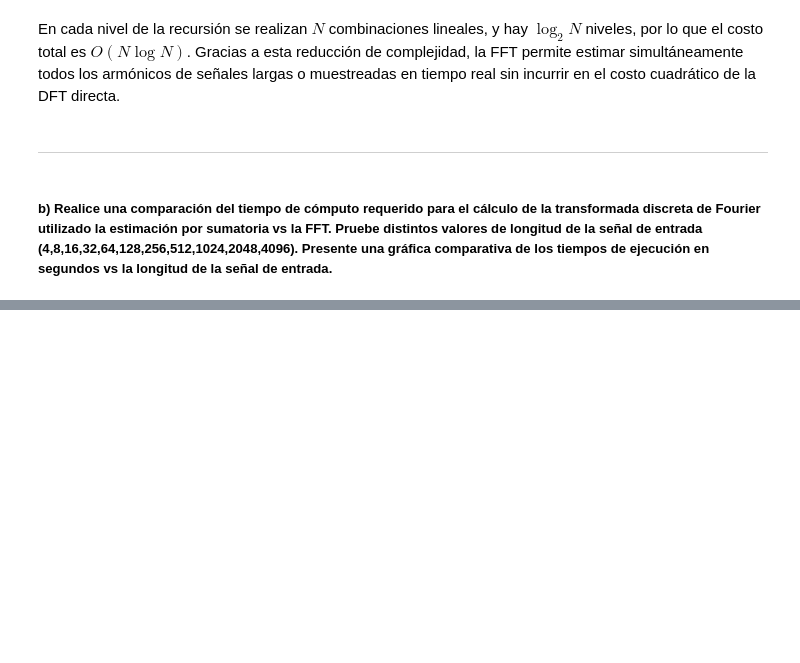
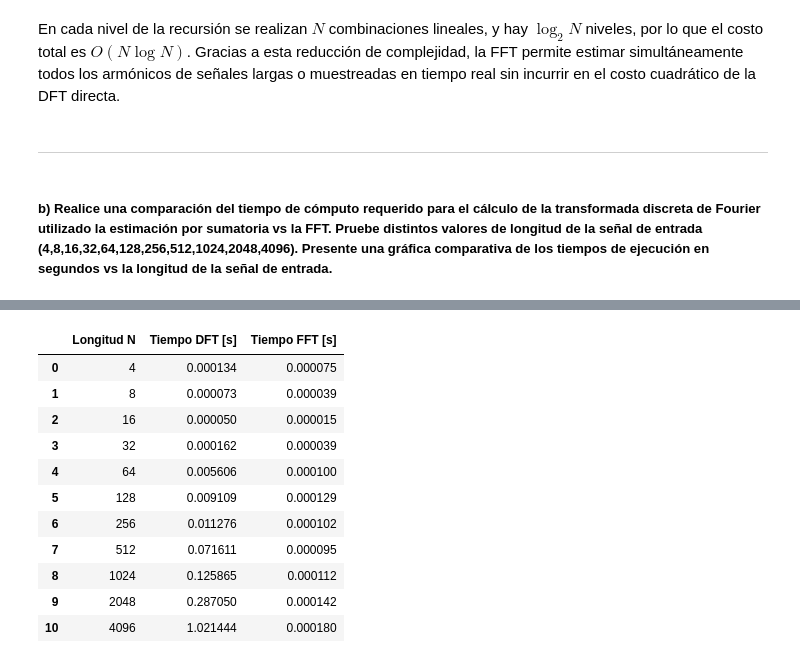
Before and after one commit to AlmondSund/SyS_2025_2, a Jupyter notebook: Analisis_SyS/Taller/Taller2_SyS.ipynb, the cells around one changed output, grey strips where cells are left out. Saved outputs shown, nothing was run; the diff lists cells and outputs as text; code cells hidden in the pictures; blank space fills up the shorter version.

```diff
--- a/Analisis_SyS/Taller/Taller2_SyS.ipynb
+++ b/Analisis_SyS/Taller/Taller2_SyS.ipynb
@@ -118,0 +123,52 @@ En cada nivel de la recursión se realizan $N$ combinaciones lineales, y hay $\l
+# %%
+import numpy as np
+import matplotlib.pyplot as plt
+import pandas as pd
+from time import perf_counter
+
+# Longitudes a evaluar
+signal_lengths = [4, 8, 16, 32, 64, 128, 256, 512, 1024, 2048, 4096]
+
+# Implementación directa de la DFT mediante sumatoria (orden O(N^2))
+def DFT(x):
+    N = x.size
+    n = np.arange(N)
+    k = n[:, None]
+    twiddle = np.exp(-2j * np.pi * k * n / N)
+    return twiddle @ x
+
+rng = np.random.default_rng(seed=777)
+times_dft = []
+times_fft = []
+
+for N in signal_lengths:
+    signal = rng.standard_normal(N)  # señal real de referencia
+
+    start = perf_counter()
+    _ = DFT(signal)
+    times_dft.append(perf_counter() - start)
+
+    start = perf_counter()
+    _ = np.fft.fft(signal)
+    times_fft.append(perf_counter() - start)
+
+results_df = pd.DataFrame({
+    'Longitud N': signal_lengths,
+    'Tiempo DFT [s]': times_dft,
+    'Tiempo FFT [s]': times_fft,
+})
+
+results_df
+# %% [output]
+|  | Longitud N | Tiempo DFT [s] | Tiempo FFT [s] |
+| 0 | 4 | 0.000134 | 0.000075 |
+| 1 | 8 | 0.000073 | 0.000039 |
+| 2 | 16 | 0.000050 | 0.000015 |
+| 3 | 32 | 0.000162 | 0.000039 |
+| 4 | 64 | 0.005606 | 0.000100 |
+| 5 | 128 | 0.009109 | 0.000129 |
+| 6 | 256 | 0.011276 | 0.000102 |
+| 7 | 512 | 0.071611 | 0.000095 |
+| 8 | 1024 | 0.125865 | 0.000112 |
+| 9 | 2048 | 0.287050 | 0.000142 |
+| 10 | 4096 | 1.021444 | 0.000180 |
```
Also changed, not shown: parts of 3 cells of this notebook.
